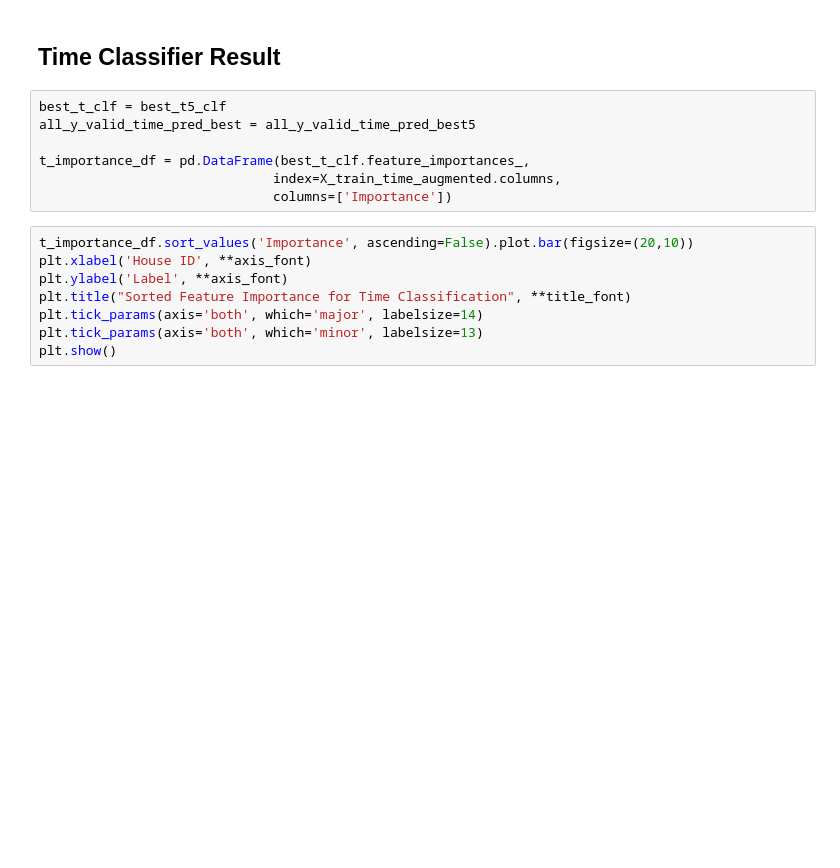
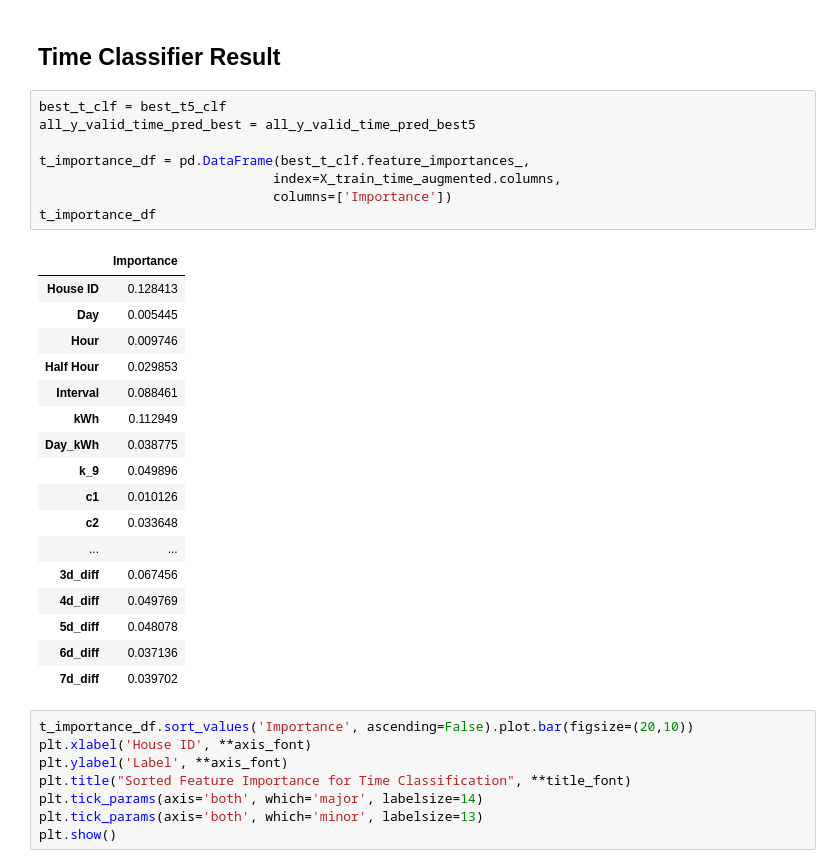
Before and after one commit to torenunez/udacity-mlnd-capstone, a Jupyter notebook: ev_capstone.ipynb, the cells around one changed output. Saved outputs shown, nothing was run; the diff lists cells and outputs as text; blank space fills up the shorter version.

```diff
--- a/ev_capstone.ipynb
+++ b/ev_capstone.ipynb
@@ -1868,10 +1888,29 @@ Final Validation F1-Score: 0.587
 # %%
 best_t_clf = best_t5_clf
 all_y_valid_time_pred_best = all_y_valid_time_pred_best5
 
 t_importance_df = pd.DataFrame(best_t_clf.feature_importances_,
                               index=X_train_time_augmented.columns,
                               columns=['Importance'])
+t_importance_df
+# %% [output]
+|  | Importance |
+| House ID | 0.128413 |
+| Day | 0.005445 |
+| Hour | 0.009746 |
+| Half Hour | 0.029853 |
+| Interval | 0.088461 |
+| kWh | 0.112949 |
+| Day_kWh | 0.038775 |
+| k_9 | 0.049896 |
+| c1 | 0.010126 |
+| c2 | 0.033648 |
+| ... | ... |
+| 3d_diff | 0.067456 |
+| 4d_diff | 0.049769 |
+| 5d_diff | 0.048078 |
+| 6d_diff | 0.037136 |
+| 7d_diff | 0.039702 |
 # %%
 t_importance_df.sort_values('Importance', ascending=False).plot.bar(figsize=(20,10))
 plt.xlabel('House ID', **axis_font)
```
Also changed, not shown: parts of 1 cell of this notebook, 2 other files.
